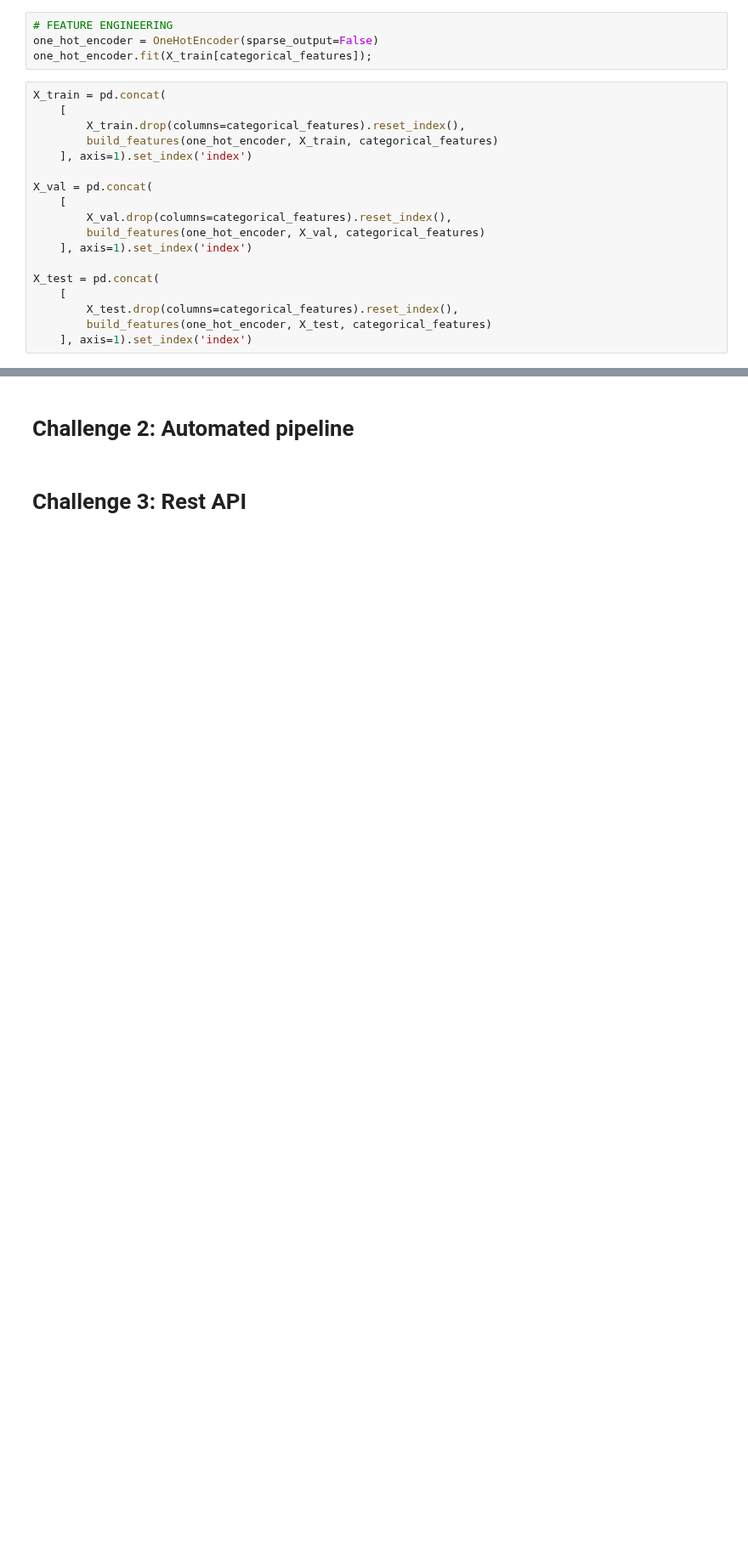
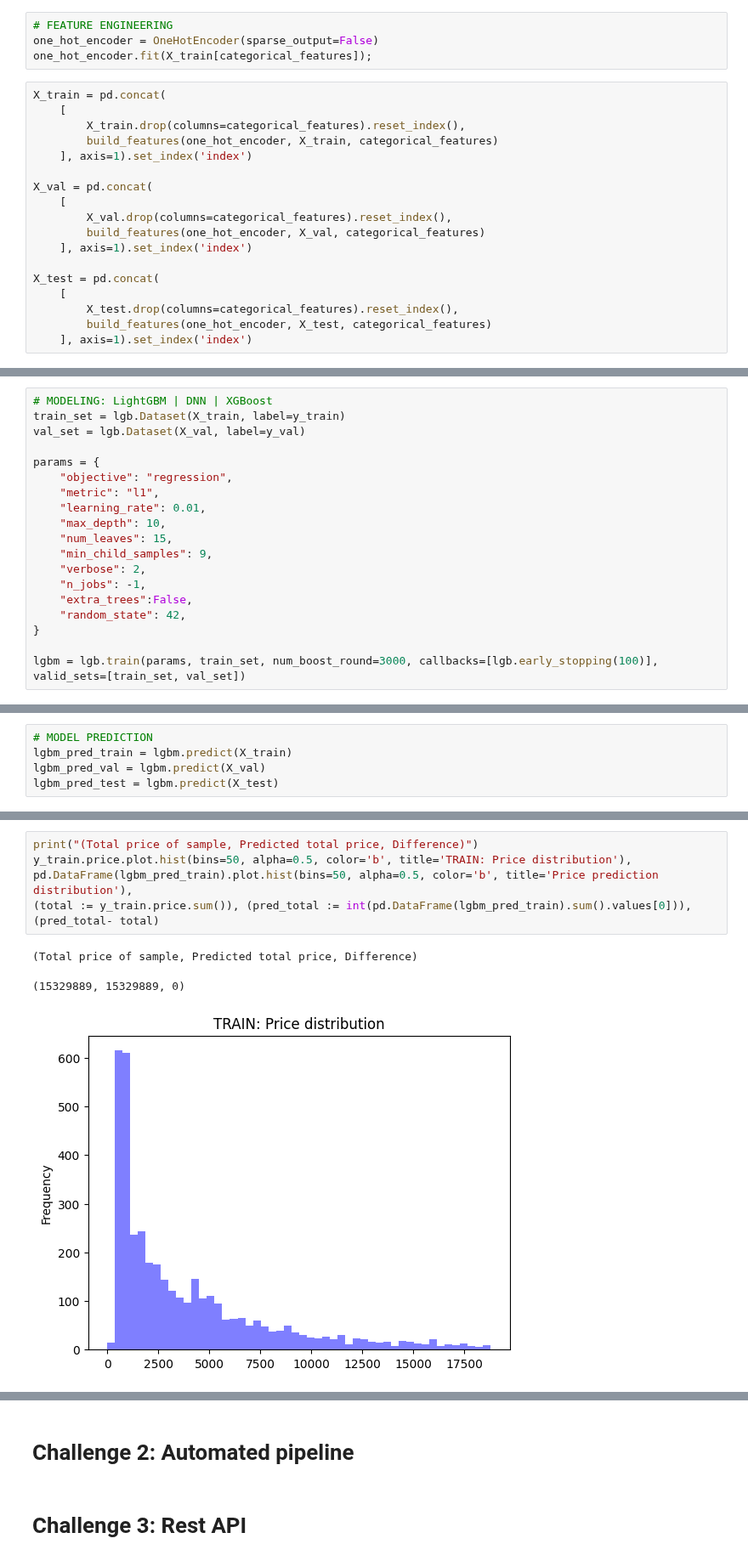
Before and after one commit to jackonedev/xtream-ai-assignment-engineer, a Jupyter notebook: assigment.ipynb, the cells around one changed output, grey strips where cells are left out. Shown at 85% size. Cells and saved outputs as stored; diff of their text form; blank space fills up the shorter version.

```diff
--- a/assigment.ipynb
+++ b/assigment.ipynb
@@ -99,0 +127,19 @@ X_train.head()
+# %%
+# MODELING: LightGBM | DNN | XGBoost
+train_set = lgb.Dataset(X_train, label=y_train)
+val_set = lgb.Dataset(X_val, label=y_val)
+
+params = {
+    "objective": "regression",
+    "metric": "l1",
+    "learning_rate": 0.01,
+    "max_depth": 10,
+    "num_leaves": 15,
+    "min_child_samples": 9,
+    "verbose": 2,
+    "n_jobs": -1,
+    "extra_trees":False,
+    "random_state": 42,
+}
+
+lgbm = lgb.train(params, train_set, num_boost_round=3000, callbacks=[lgb.early_stopping(100)], valid_sets=[train_set, val_set])
@@ -99,0 +164,5 @@ X_train.head()
+# %%
+# MODEL PREDICTION
+lgbm_pred_train = lgbm.predict(X_train)
+lgbm_pred_val = lgbm.predict(X_val)
+lgbm_pred_test = lgbm.predict(X_test)
@@ -99,0 +192,9 @@ X_train.head()
+# %%
+print("(Total price of sample, Predicted total price, Difference)")
+y_train.price.plot.hist(bins=50, alpha=0.5, color='b', title='TRAIN: Price distribution'),
+pd.DataFrame(lgbm_pred_train).plot.hist(bins=50, alpha=0.5, color='b', title='Price prediction distribution'),
+(total := y_train.price.sum()), (pred_total := int(pd.DataFrame(lgbm_pred_train).sum().values[0])), (pred_total- total)
+# %% [output]
+(Total price of sample, Predicted total price, Difference)
+(15329889, 15329889, 0)
+[figure, added]
```
Also changed, not shown: parts of 12 cells of this notebook.
